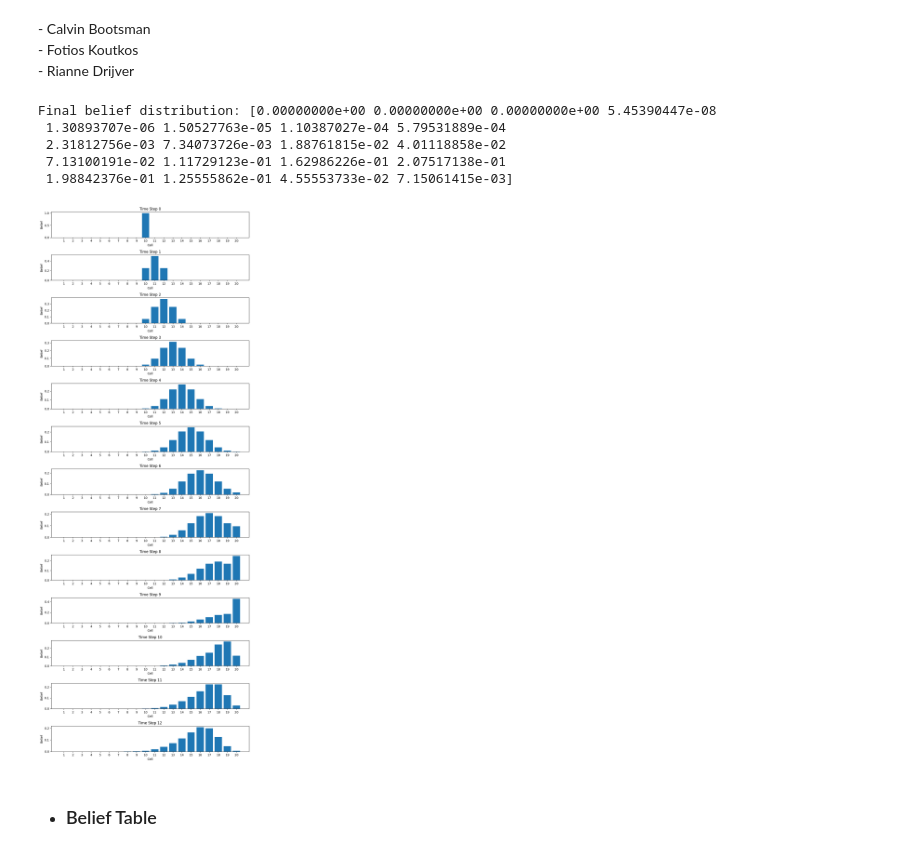
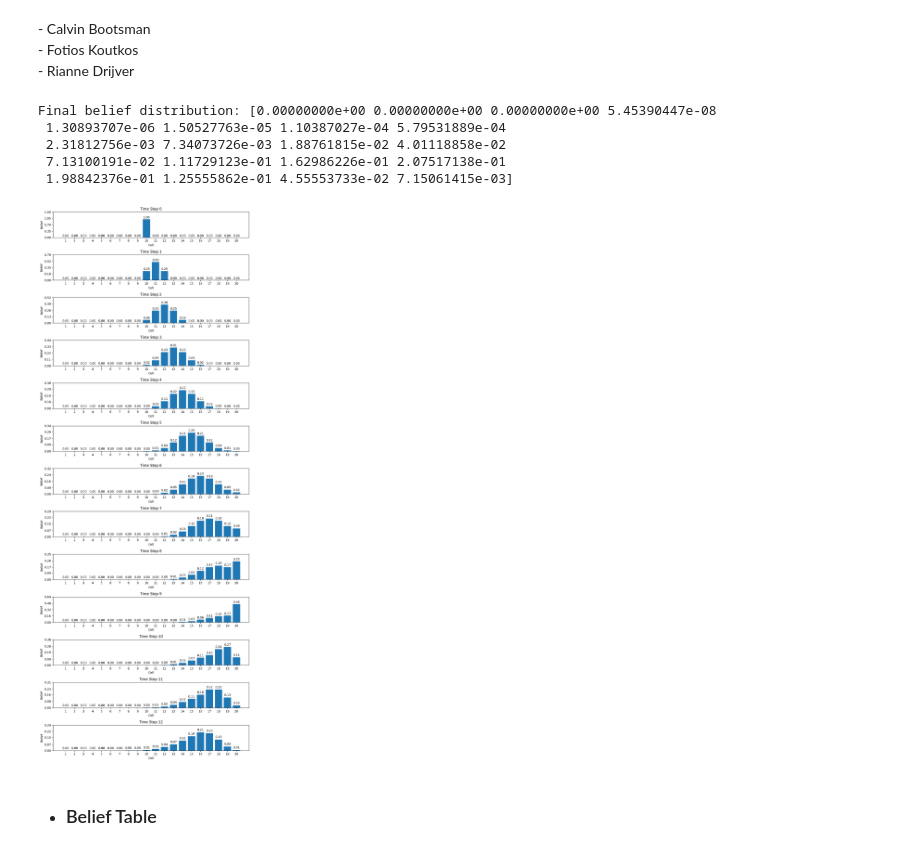
Before and after one commit to calvinbootsman/Data-Fusion-Architecture, a Jupyter notebook: Assignment 1.ipynb, the cells around one changed output. Cells and saved outputs as stored; diff of their text form; code cells hidden in the pictures.

```diff
--- a/Assignment 1.ipynb
+++ b/Assignment 1.ipynb
@@ -74,34 +74,38 @@ for _ in range(3):
     belief = move_backwards(belief)
     belief_list.append(belief)
 
 # Display final belief distribution
 print("Final belief distribution:", belief)
 
 belief_table = pd.DataFrame(belief_list)
 
 # Add column and row labels
 belief_table.columns = [f'Cell {i+1}' for i in range(len(belief_list[0]))]
 belief_table.index = [f'Time Step {i}' for i in range(len(belief_list))]
 
 # Plot belief distribution for each time step with x-axis from 1 to 20
 fig, axes = plt.subplots(len(belief_list), 1, figsize=(10, 2 * len(belief_list)))
 
 for i, ax in enumerate(axes):
     ax.bar(range(1, cells + 1), belief_list[i])
     ax.set_title(f'Time Step {i}')
     ax.set_xlabel('Cell')
     ax.set_ylabel('Belief')
+    ax.set_yticks(np.round(np.linspace(0, max(belief_list[i]) * 1.4, 5), 2))
     ax.set_xticks(range(1, cells + 1))  # Set x-ticks from 1 to 20
 
+    # Display belief value above the bar chart
+    for j, v in enumerate(belief_list[i]):
+        ax.text(j + 1, v + 0.01, f'{v:.2f}', ha='center', va='bottom')
 plt.tight_layout()
 plt.show()
 # %% [output]
 Final belief distribution: [0.00000000e+00 0.00000000e+00 0.00000000e+00 5.45390447e-08
  1.30893707e-06 1.50527763e-05 1.10387027e-04 5.79531889e-04
  2.31812756e-03 7.34073726e-03 1.88761815e-02 4.01118858e-02
  7.13100191e-02 1.11729123e-01 1.62986226e-01 2.07517138e-01
  1.98842376e-01 1.25555862e-01 4.55553733e-02 7.15061415e-03]
-[figure, old version]
+[figure, new version]
 # %% [markdown]
 - ### Belief Table
 # %%
```
Also changed, not shown: parts of 1 cell of this notebook.
